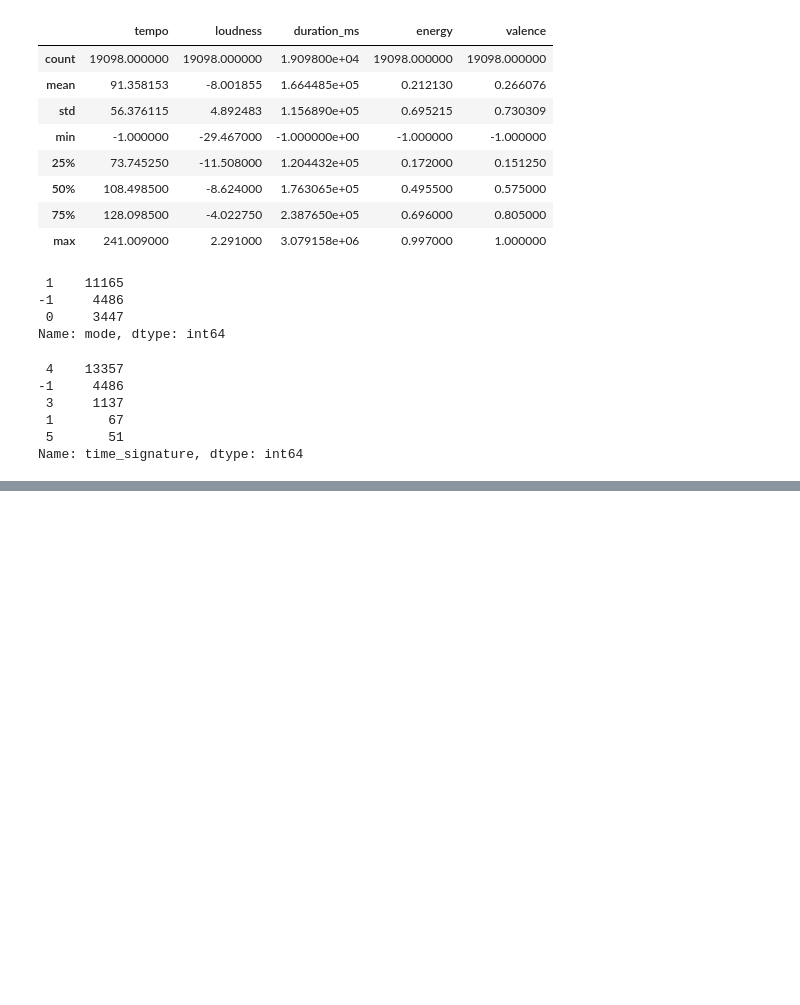
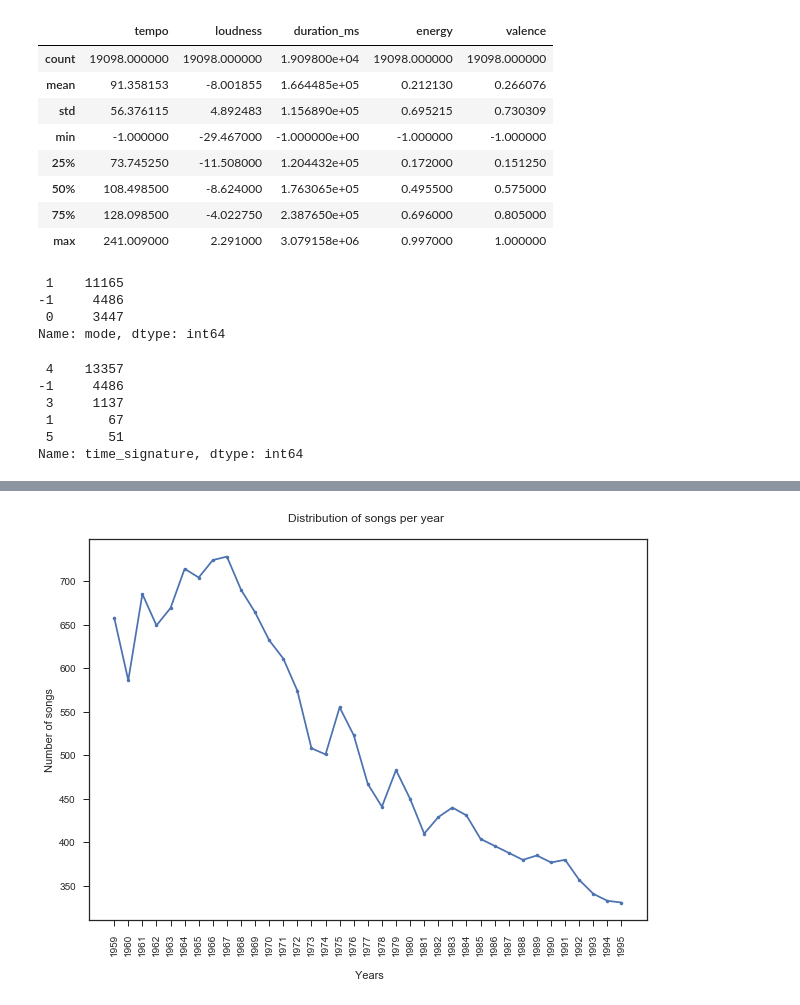
Before and after one commit to VBernasconi/digital_musicology, a Jupyter notebook: Basic_statistics.ipynb, the cells around one changed output, grey strips where cells are left out. Cells and saved outputs as stored; diff of their text form; code cells hidden in the pictures; blank space fills up the shorter version.

```diff
--- a/Basic_statistics.ipynb
+++ b/Basic_statistics.ipynb
@@ -155,0 +194,15 @@ for ind, row in df.iterrows():
+# %%
+years = []
+for ind, item in df['weeks_list'].iteritems():
+    years.append(int(item[0][:4]))
+# %%
+years = pd.Series(years).value_counts().sort_index()[1:]
+# %%
+plt.plot(years.index, years.values, '.-')
+plt.xlabel('\n Years')
+plt.ylabel('Number of songs')
+plt.title('Distribution of songs per year \n')
+plt.xticks(np.arange(1959, 1996), np.arange(1959, 1996), rotation = '90')
+plt;
+# %% [output]
+[figure, added]
```
Also changed, not shown: parts of 10 cells of this notebook.
